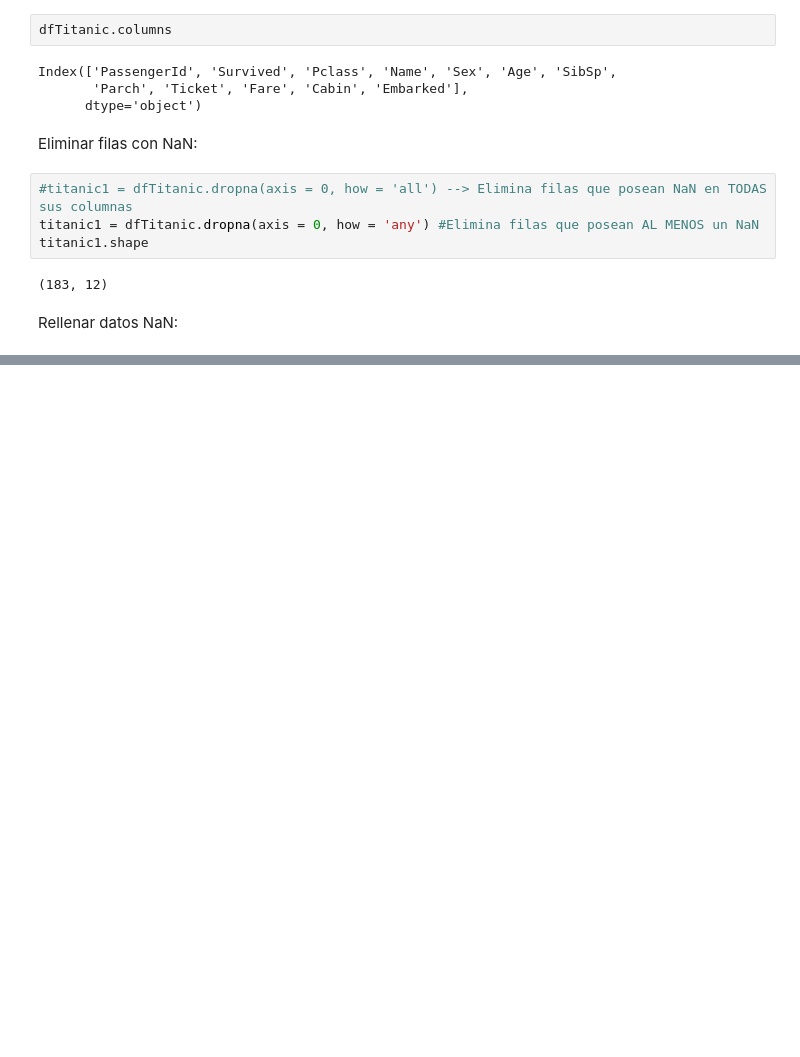
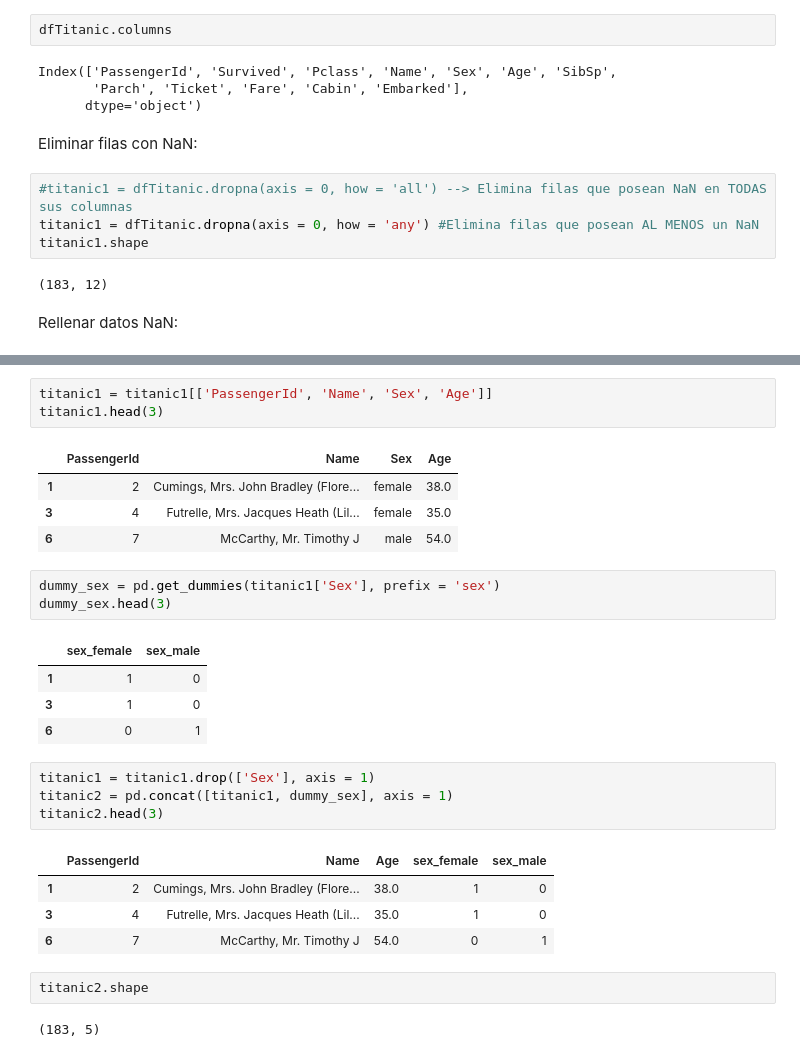
Before and after one commit to femaffi13/Python, a Jupyter notebook: Pandas/dataFrame.ipynb, the cells around one changed output, grey strips where cells are left out. Drawn from its saved outputs; the diff is of its cells as text; blank space fills up the shorter version.

```diff
--- a/Pandas/dataFrame.ipynb
+++ b/Pandas/dataFrame.ipynb
@@ -124,0 +174,29 @@ Rellenar datos NaN:
+# %%
+titanic1 = titanic1[['PassengerId', 'Name', 'Sex', 'Age']]
+titanic1.head(3)
+# %% [output]
+|  | PassengerId | Name | Sex | Age |
+| 1 | 2 | Cumings, Mrs. John Bradley (Flore... | female | 38.0 |
+| 3 | 4 | Futrelle, Mrs. Jacques Heath (Lil... | female | 35.0 |
+| 6 | 7 | McCarthy, Mr. Timothy J | male | 54.0 |
+# %%
+dummy_sex = pd.get_dummies(titanic1['Sex'], prefix = 'sex')
+dummy_sex.head(3)
+# %% [output]
+|  | sex_female | sex_male |
+| 1 | 1 | 0 |
+| 3 | 1 | 0 |
+| 6 | 0 | 1 |
+# %%
+titanic1 = titanic1.drop(['Sex'], axis = 1)
+titanic2 = pd.concat([titanic1, dummy_sex], axis = 1)
+titanic2.head(3)
+# %% [output]
+|  | PassengerId | Name | Age | sex_female | sex_male |
+| 1 | 2 | Cumings, Mrs. John Bradley (Flore... | 38.0 | 1 | 0 |
+| 3 | 4 | Futrelle, Mrs. Jacques Heath (Lil... | 35.0 | 1 | 0 |
+| 6 | 7 | McCarthy, Mr. Timothy J | 54.0 | 0 | 1 |
+# %%
+titanic2.shape
+# %% [output]
+(183, 5)
```
Also changed, not shown: parts of 10 cells of this notebook, 6 other files.
